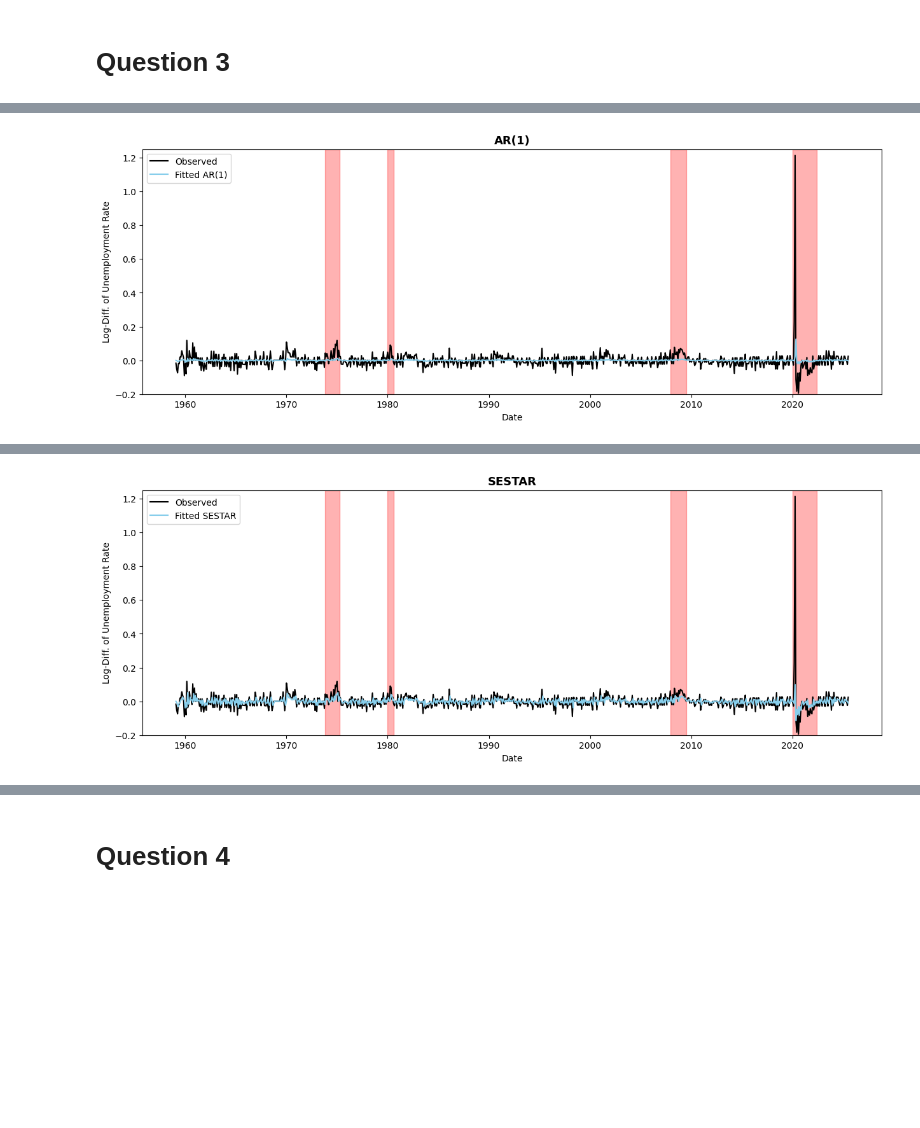
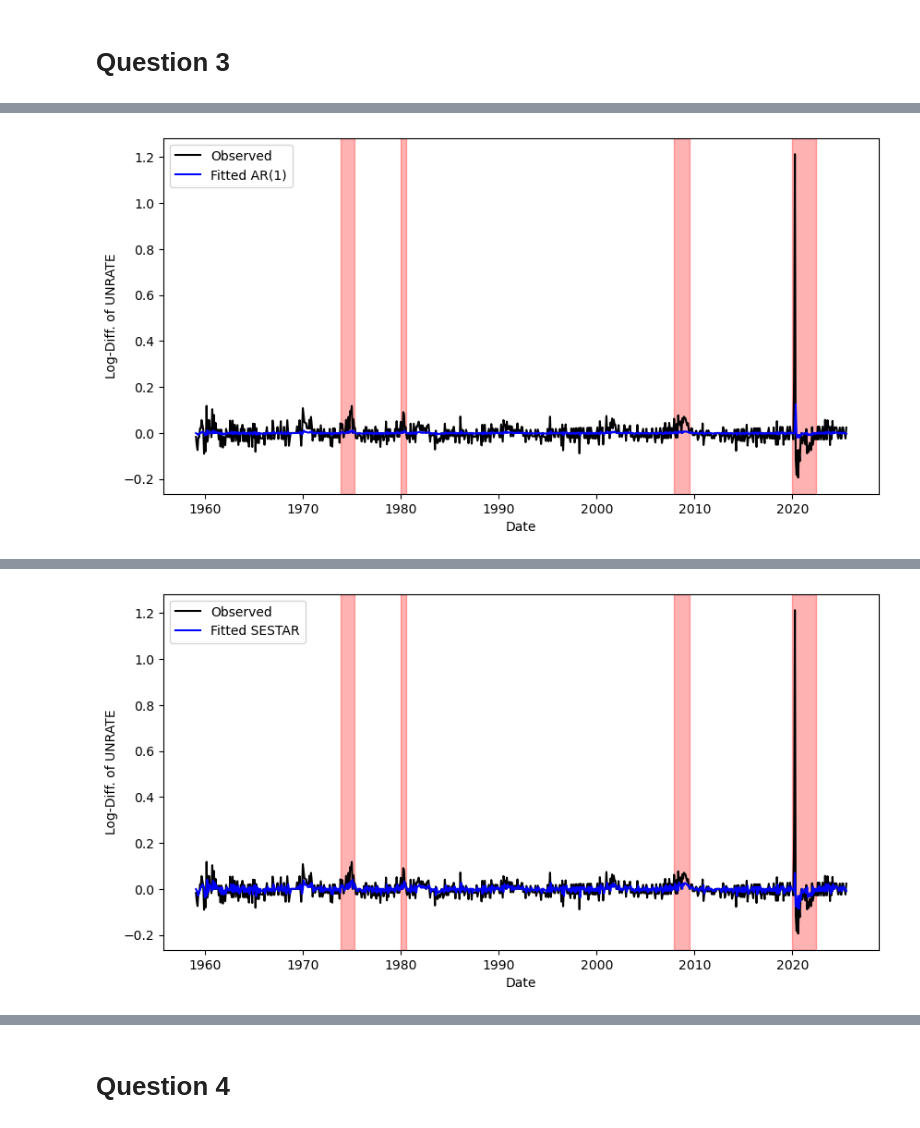
Before and after one commit to avril-rdgz/E_EORM_AECTR_GA2, a Jupyter notebook: Main_notebook_GA2.ipynb, the cells around one changed output, grey strips where cells are left out. Cells and saved outputs as stored; diff of their text form; code cells hidden in the pictures; blank space fills up the shorter version.

```diff
--- a/Main_notebook_GA2.ipynb
+++ b/Main_notebook_GA2.ipynb
@@ -111,20 +118,21 @@ Total Loss for STAR: 5.435420
 # %%
 def estimate_model(theta_init, model_name, x, y=None):
 
-  result = minimize(get_total_loss,
-                    x0=theta_init,
-                    bounds=param_bounds,
+  result = minimize(get_avg_total_loss,
+                    theta_init,
                     args=(model_name, x, y),
-                    method='L-BFGS-B')
+                    method='BFGS',
+                    options={'maxiter': 100,'gtol':1e-8})
+
 
   if model_name not in model_names:
     raise ValueError('Invalid model name specified.')
 
-  if not result.success:
-    print(f'\nWarning: Optimization failed for {model_name}.')
-    print(f'Message: {result.message}\n')
-  else:
-    print(f'\nOptimization successful for {model_name}. Total Loss: {result.fun:.6f}\n')
+#   if not result.success:
+#     print(f'\nWarning: Optimization failed for {model_name}.')
+#     print(f'Message: {result.message}\n')
+#   else:
+#     print(f'\nOptimization successful for {model_name}. Total Loss: {result.fun:.6f}\n')
 
   return result.x, result.fun
 
@@ -146,14 +154,7 @@ def fit_values(theta, model_name, x, y=None):
 # %%
 # Results for Q3
 
-theta_init = (0, 0.3, 0, 0, 6)
-param_bounds = [
-    (-0.1, 0.1),    # mu
-    (-0.95, 0.95),  # delta
-    (-2.0, 2.0),    # gamma
-    (-12.0, 12.0),  # alpha
-    (-100.0, 100.0) # beta
-]
+theta_init = (0, 0.3, 0, 0, 0)
 date = df_log_diff['DATE']
 x = df_log_diff['UNRATE']
 y = df_log_diff['INDPRO']
@@ -169,38 +170,39 @@ results_Q3 = {}
 
 for model in model_names:
 
-  loss_init = get_total_loss(theta_init, model, x, y)
-  print(f'Initial loss: {loss_init:.6f}')
+  loss_init = get_avg_total_loss(theta_init, model, x, y)
+  print(f'Initial average loss: {loss_init:.6f}')
 
   theta_optim, loss_optim = estimate_model(theta_init, model, x, y)
 
-  if model == 'AR(1)':
-        mu, delta = theta_optim[:2]
-        theta_optim = np.array([mu, delta, 0, 0, 0])  # to clean up the init values
+  total_loss= get_total_loss(theta_optim, model, x, y)
+  print(f'Total loss: {total_loss:.6f}')
+
 
   results_Q3[model] = {
       'theta': theta_optim,
-      'total_loss': loss_optim
+      'optimize_loss': loss_optim,
+      'total_loss':total_loss
   }
+
+
 
   x_fitted = fit_values(theta_optim, model, x, y)
 
   # Plotting actual vs fitted values
-  plt.figure(figsize=(15, 5))
+  plt.figure(figsize=(10, 5))
   plt.plot(date, x, label='Observed', color='black')
-  plt.plot(date, x_fitted, label=f'Fitted {model}', color='skyblue')
+  plt.plot(date, x_fitted, label=f'Fitted {model}', color='blue')
 
   for start, end in recessions_periods:
     plt.axvspan(pd.to_datetime(start), pd.to_datetime(end), color='red', alpha=0.3)
 
-  plt.title(model, fontsize=13, weight='bold')
   plt.xlabel('Date')
-  plt.ylabel('Log-Diff. of Unemployment Rate')
-  plt.ylim(-0.2, 1.25)
+  plt.ylabel('Log-Diff. of UNRATE')
   plt.legend()
 
   # Uncomment to store plot
-  # plt.savefig(f'UNRATE_fitted_{model}.png', bbox_inches='tight', dpi=300)
+  plt.savefig(f'UNRATE_fitted_{model}.png', bbox_inches='tight', dpi=300)
   plt.show()
 
   plt.close()
@@ -213 +214 @@ Optimization successful for AR(1). Total Loss: 2.329415
-[figure, old version]
+[figure, new version]
@@ -217 +217 @@ Optimization successful for SESTAR. Total Loss: 2.175548
-[figure, old version]
+[figure, new version]
```
Also changed, not shown: parts of 15 cells of this notebook.
